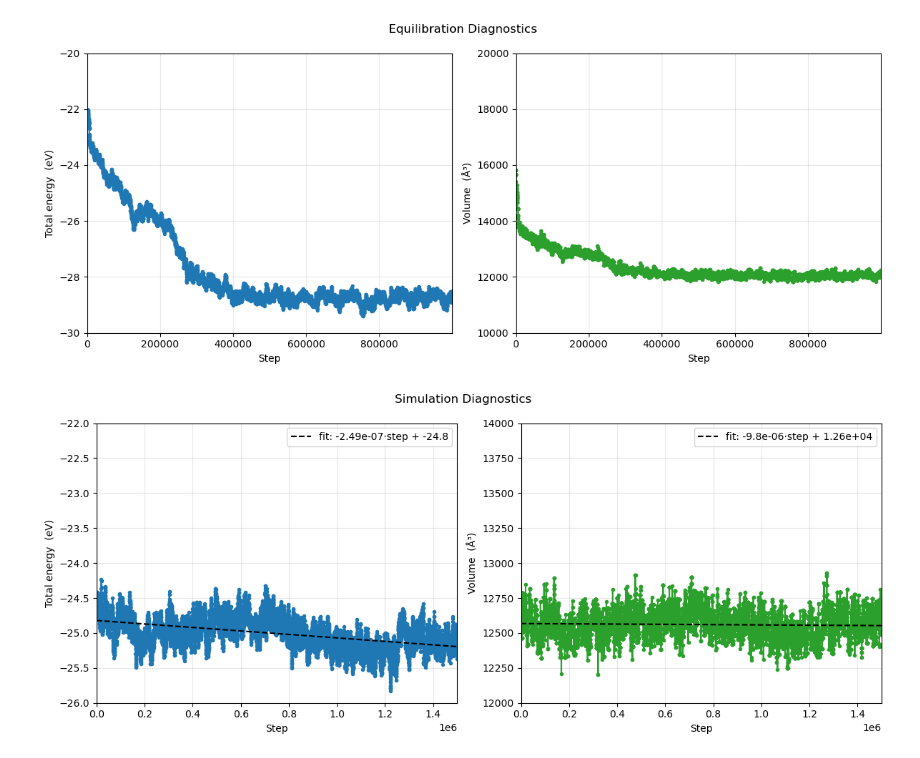
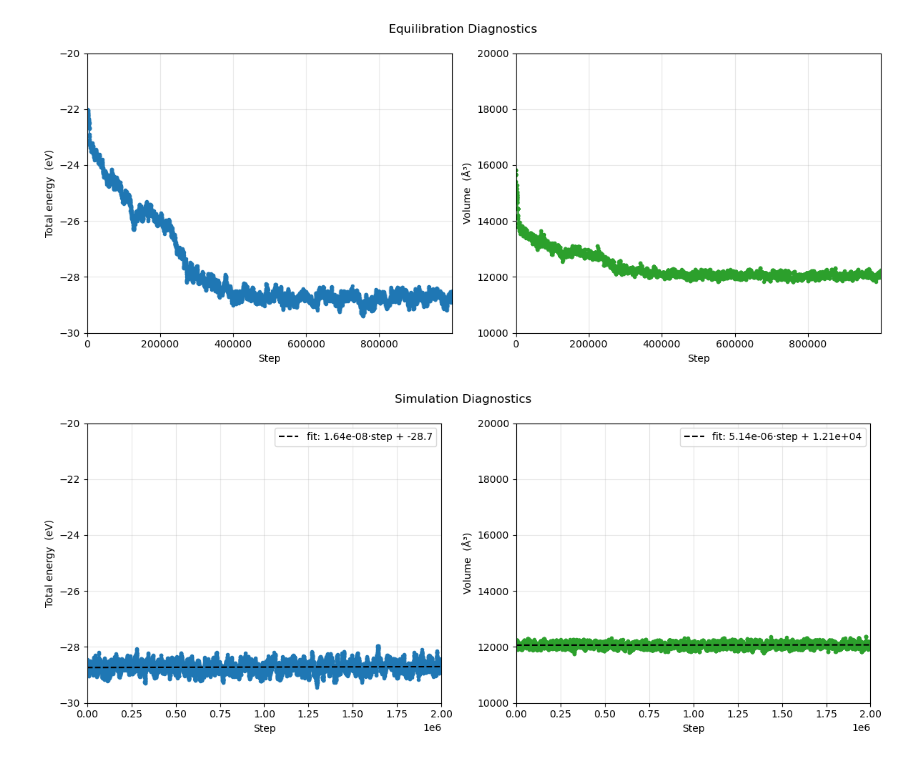
Before and after one commit to ortengren/as_mc, a Jupyter notebook: notebooks/single_state_run.ipynb, the cells around one changed output. Saved outputs shown, nothing was run; the diff lists cells and outputs as text; code cells hidden in the pictures.

```diff
--- a/notebooks/single_state_run.ipynb
+++ b/notebooks/single_state_run.ipynb
@@ -83,8 +87,10 @@ plt.show()
 # %% [output]
 [figure]
 # %%
+# Basic simulation diagnostics
+
 steps, energy, vol = [], [], []
-with connect("../results/validation/100.0_6.324209e-06/simulation.db") as db:
+with connect("../results/validation/100.0_6.324209e-07/herringbone/simulation.db") as db:
     for row in db.select():
         steps.append(row.step)
         energy.append(row.total_energy)
@@ -92,41 +98,33 @@ with connect("../results/validation/100.0_6.324209e-06/simulation.db") as db:
 
 
 fig, axs = plt.subplots(1, 2, figsize=(12, 5))
-
-MIN_STEP = 0
 MAX_STEP = max(steps)
-
-MIN_ENERGY = -26
-MAX_ENERGY = -22
-
-MIN_VOL = 12_000
-MAX_VOL = 14_000
 
 
 axs[0].plot(steps, energy, marker=".")
 axs[0].set_ylabel("Total energy  (eV)")
 fit_line(axs[0], steps, energy, (MIN_STEP, MAX_STEP), (MIN_ENERGY, MAX_ENERGY))
 
 axs[1].plot(steps, vol, marker=".", color="tab:green")
 axs[1].set_ylabel("Volume  (Å³)")
 fit_line(axs[1], steps, vol, (MIN_STEP, MAX_STEP), (MIN_VOL, MAX_VOL))
 
 for ax in axs:
     ax.set_xlabel("Step")
     ax.grid(True, alpha=0.3)
 
 axs[0].set_xbound(MIN_STEP, max(steps))
 axs[1].set_xbound(MIN_STEP, max(steps))
 
 axs[0].set_ybound(MIN_ENERGY, MAX_ENERGY)
 axs[1].set_ybound(MIN_VOL, MAX_VOL)
 
 
 fig.suptitle("Simulation Diagnostics")
 fig.tight_layout()
 
-# fig.savefig("../results/validation/simulation_diagnostics.png", dpi=150)
+fig.savefig("../results/validation/100.0_6.324209e-07/herringbone/simulation_diagnostics.png", dpi=150)
 
 plt.show()
 # %% [output]
-[figure, old version]
+[figure, new version]
```
Also changed, not shown: parts of 13 cells of this notebook.
